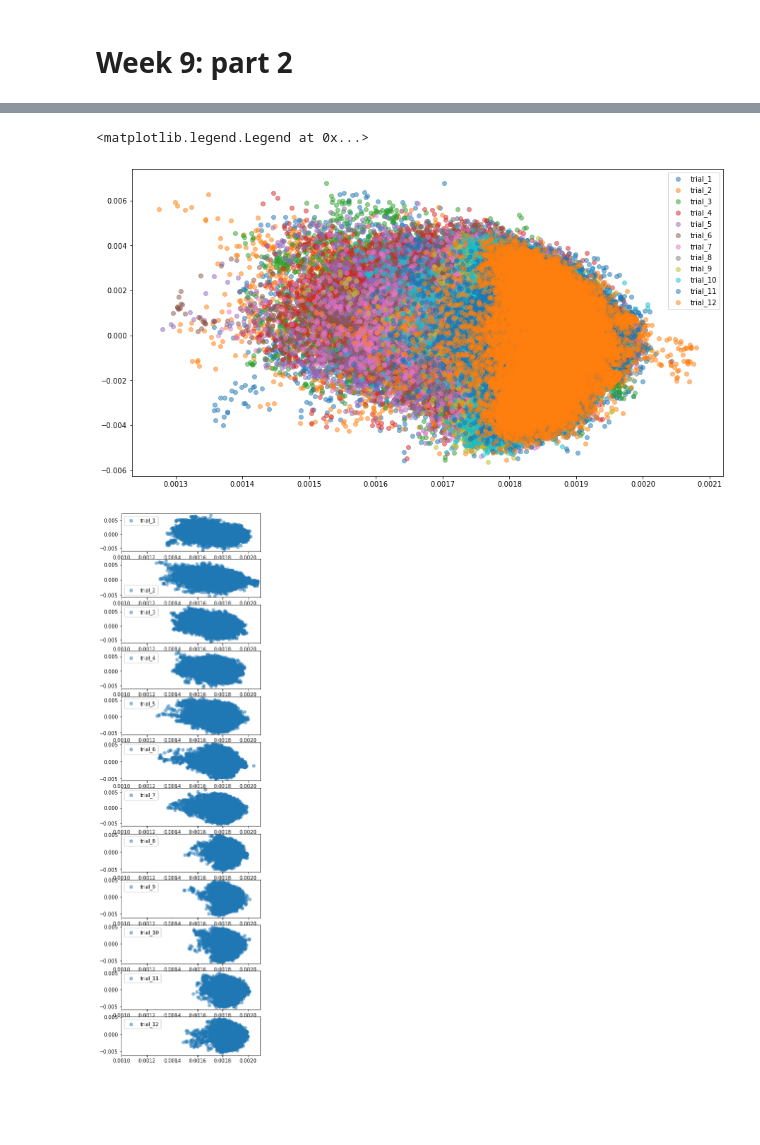
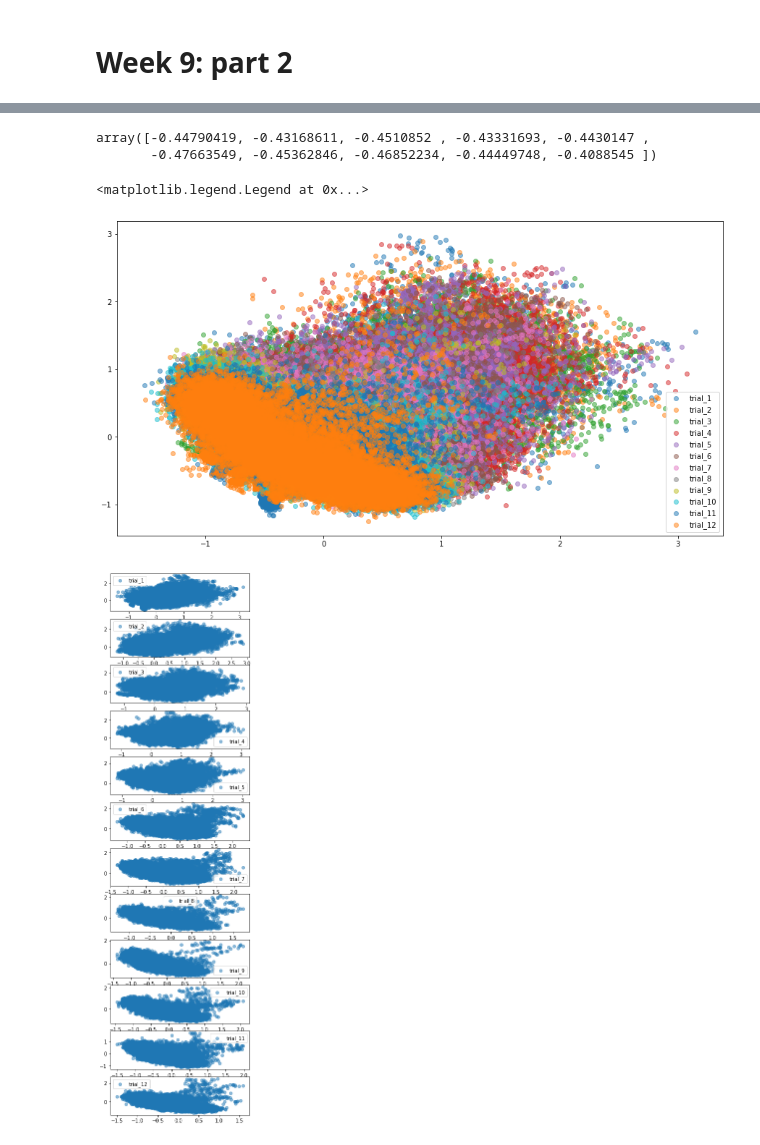
Before and after one commit to Blaise-g/super-duper-Cobar, a Jupyter notebook: Hila.ipynb, the cells around one changed output, grey strips where cells are left out. Drawn from its saved outputs; the diff is of its cells as text; code cells hidden in the pictures; blank space fills up the shorter version.

```diff
--- a/Hila.ipynb
+++ b/Hila.ipynb
@@ -167,6 +167,12 @@ joints = ['Coxa', 'Coxa_roll', 'Coxa_yaw', 'Femur', 'Femur_roll', 'Tibia', 'Tars
 X = beh_df.iloc[:,2:44]
 
 pca= PCA(n_components=2)
-X_new= pca.fit_transform(np.transpose(X))
+X_new= pca.fit_transform(X)
 print(pca.explained_variance_ratio_)
+
+fig, ax = plt.subplots(figsize = (15,8))
+#ax.plot(X_new[0:25000])
+ax.plot(X_new)
+ax.plot(pca.components_[1])
+print(np.shape(X_new))
 # %% [output]
@@ -174,31 +183,36 @@ print(pca.explained_variance_ratio_)
+# %%
+X_new[0:10,0]
+# %% [output]
+array([-0.44790419, -0.43168611, -0.4510852 , -0.43331693, -0.4430147 ,
+       -0.47663549, -0.45362846, -0.46852234, -0.44449748, -0.4088545 ])
 # %%
-nb_smpl_frame = 25200
+nb_samples_in_frame = 25200
 nb_trails = 12
 
 fig, ax = plt.subplots(figsize = (15,8))
 ytick = []
 for i in np.arange(nb_trails):
     start_id = i*nb_samples_in_frame
-    plt.scatter(pca.components_[0][start_id:start_id+nb_smpl_frame], pca.components_[1][start_id:start_id+nb_smpl_frame], alpha = 0.5)
+    plt.scatter(X_new[start_id:start_id+nb_smpl_frame,0], X_new[start_id:start_id+nb_smpl_frame,1], alpha = 0.5)
 
 labels = ['trial_' + str(i+1) for i in range(12)]
 ax.legend(labels)
 # %% [output]
 <matplotlib.legend.Legend at 0x...>
-[figure, old version]
+[figure, new version]
 # %%
-nb_smpl_frame = 25200
-nb_trails = 12
+nb_samples_in_frame = 25200
+nb_trials = 12
 
 fig, ax = plt.subplots(nrows = nb_trials, ncols = 1, figsize = (5,20))
 ax.ravel
 ytick = []
 for i in np.arange(nb_trails):
     start_id = i*nb_samples_in_frame
-    ax[i].scatter(pca.components_[0][start_id:start_id+nb_smpl_frame], pca.components_[1][start_id:start_id+nb_smpl_frame], alpha = 0.5)
+    ax[i].scatter(X_new[start_id:start_id+nb_smpl_frame,0], X_new[start_id:start_id+nb_smpl_frame,1], alpha = 0.5)
 
     labels = ['trial_' + str(i+1)]
-    ax[i].set_xlim([0.001,0.0021])
+    #ax[i].set_xlim([0.001,0.0021])
     ax[i].legend(labels)
 # %% [output]
-[figure, old version]
+[figure, new version]
```
Also changed, not shown: parts of 10 cells of this notebook, 1 other file.
